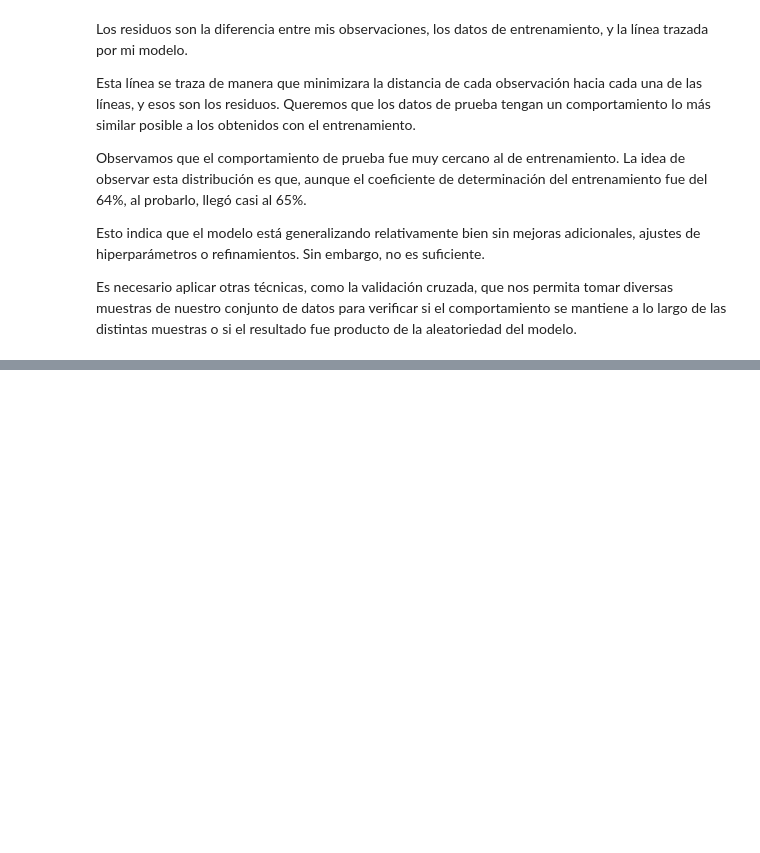
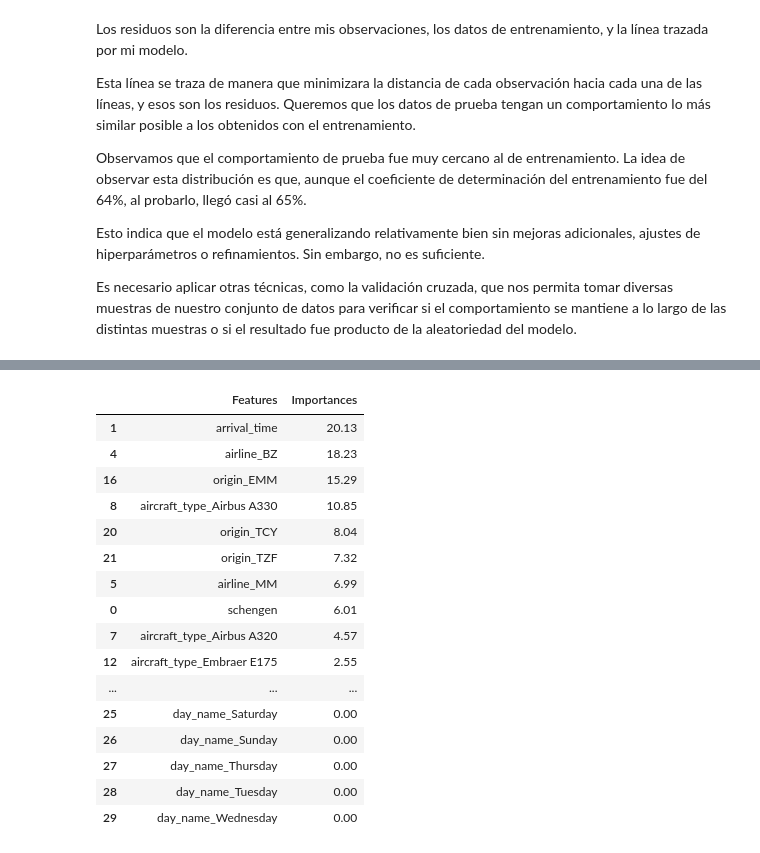
Before and after one commit to evs-11/IA-aumentada-prevision-de-atrasos-de-vuelos, a Jupyter notebook: optimización_aeroportuaria_Untitled5.ipynb, the cells around one changed output, grey strips where cells are left out. Drawn from its saved outputs; the diff is of its cells as text; code cells hidden in the pictures; blank space fills up the shorter version.

```diff
--- a/optimización_aeroportuaria_Untitled5.ipynb
+++ b/optimización_aeroportuaria_Untitled5.ipynb
@@ -788,0 +890,21 @@ Esto indica que el modelo está generalizando relativamente bien sin mejoras adi
+# %%
+feature_importances = pd.DataFrame({'Features':X.columns,'Importances':(importances*100).round(2)}).sort_values('Importances',ascending=False)
+feature_importances
+# %% [output]
+|  | Features | Importances |
+| 1 | arrival_time | 20.13 |
+| 4 | airline_BZ | 18.23 |
+| 16 | origin_EMM | 15.29 |
+| 8 | aircraft_type_Airbus A330 | 10.85 |
+| 20 | origin_TCY | 8.04 |
+| 21 | origin_TZF | 7.32 |
+| 5 | airline_MM | 6.99 |
+| 0 | schengen | 6.01 |
+| 7 | aircraft_type_Airbus A320 | 4.57 |
+| 12 | aircraft_type_Embraer E175 | 2.55 |
+| ... | ... | ... |
+| 25 | day_name_Saturday | 0.00 |
+| 26 | day_name_Sunday | 0.00 |
+| 27 | day_name_Thursday | 0.00 |
+| 28 | day_name_Tuesday | 0.00 |
+| 29 | day_name_Wednesday | 0.00 |
```
Also changed, not shown: parts of 48 cells of this notebook.
